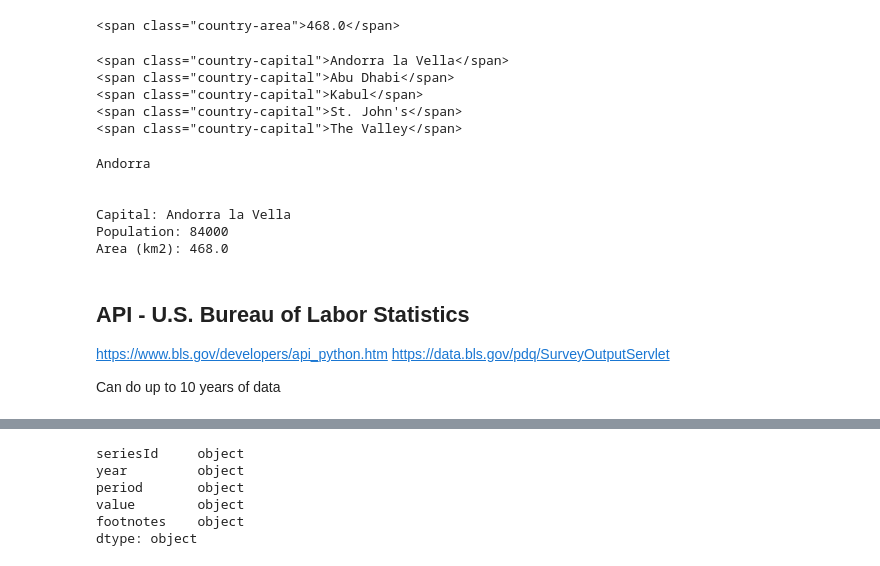
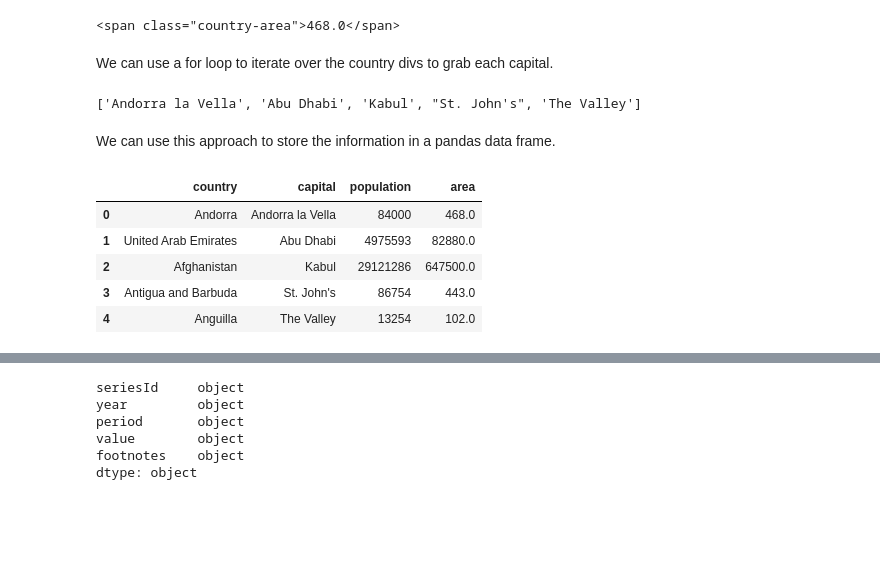
Before and after one commit to DeisData/python, a Jupyter notebook: condensed/webscraping.ipynb, the cells around one changed output, grey strips where cells are left out. Cells and saved outputs as stored; diff of their text form; code cells hidden in the pictures; blank space fills up the shorter version.

```diff
--- a/condensed/webscraping.ipynb
+++ b/condensed/webscraping.ipynb
@@ -100,30 +165,55 @@ div_countries[0].find(class_="country-population")
 div_countries[0].find(class_="country-area")
 # %% [output]
 <span class="country-area">468.0</span>
+# %% [markdown]
+We can use a for loop to iterate over the country divs to grab each capital.
 # %%
+capitals = list()
 
 for i in range(0,5):
 
     country = div_countries[i]
-    print(country.find(class_="country-capital"))
+    capital = country.find(class_="country-capital").text
+    capitals.append(capital)
+
+capitals
 # %% [output]
-<span class="country-capital">Andorra la Vella</span>
-<span class="country-capital">Abu Dhabi</span>
-<span class="country-capital">Kabul</span>
-<span class="country-capital">St. John's</span>
-<span class="country-capital">The Valley</span>
+['Andorra la Vella', 'Abu Dhabi', 'Kabul', "St. John's", 'The Valley']
-# %%
-print(div_countries[0].text.strip())
-# %% [output]
-Andorra
-
-
-Capital: Andorra la Vella
-Population: 84000
-Area (km2): 468.0
-# %% [markdown]
-## API - U.S. Bureau of Labor Statistics
-https://www.bls.gov/developers/api_python.htm
-https://data.bls.gov/pdq/SurveyOutputServlet
-
-Can do up to 10 years of data
+# %% [markdown]
+We can use this approach to store the information in a pandas data frame.
+# %%
+import pandas as pd
+
+country_names = list()
+capitals = list()
+populations = list()
+areas = list()
+
+for country in div_countries:
+
+    country_name = country.find(class_='country-name').text.strip() # have to remove special characters
+    capital = country.find(class_="country-capital").text
+    population = country.find(class_="country-population").text
+    area = country.find(class_="country-area").text
+
+    country_names.append(country_name)
+    capitals.append(capital)
+    populations.append(population)
+    areas.append(area)
+
+country_data_dict = {
+    'country': country_names,
+    'capital': capitals,
+    'population': populations,
+    'area': areas
+}
+
+countries_df = pd.DataFrame(country_data_dict)
+countries_df.head()
+# %% [output]
+|  | country | capital | population | area |
+| 0 | Andorra | Andorra la Vella | 84000 | 468.0 |
+| 1 | United Arab Emirates | Abu Dhabi | 4975593 | 82880.0 |
+| 2 | Afghanistan | Kabul | 29121286 | 647500.0 |
+| 3 | Antigua and Barbuda | St. John's | 86754 | 443.0 |
+| 4 | Anguilla | The Valley | 13254 | 102.0 |
```
Also changed, not shown: parts of 36 cells of this notebook.
